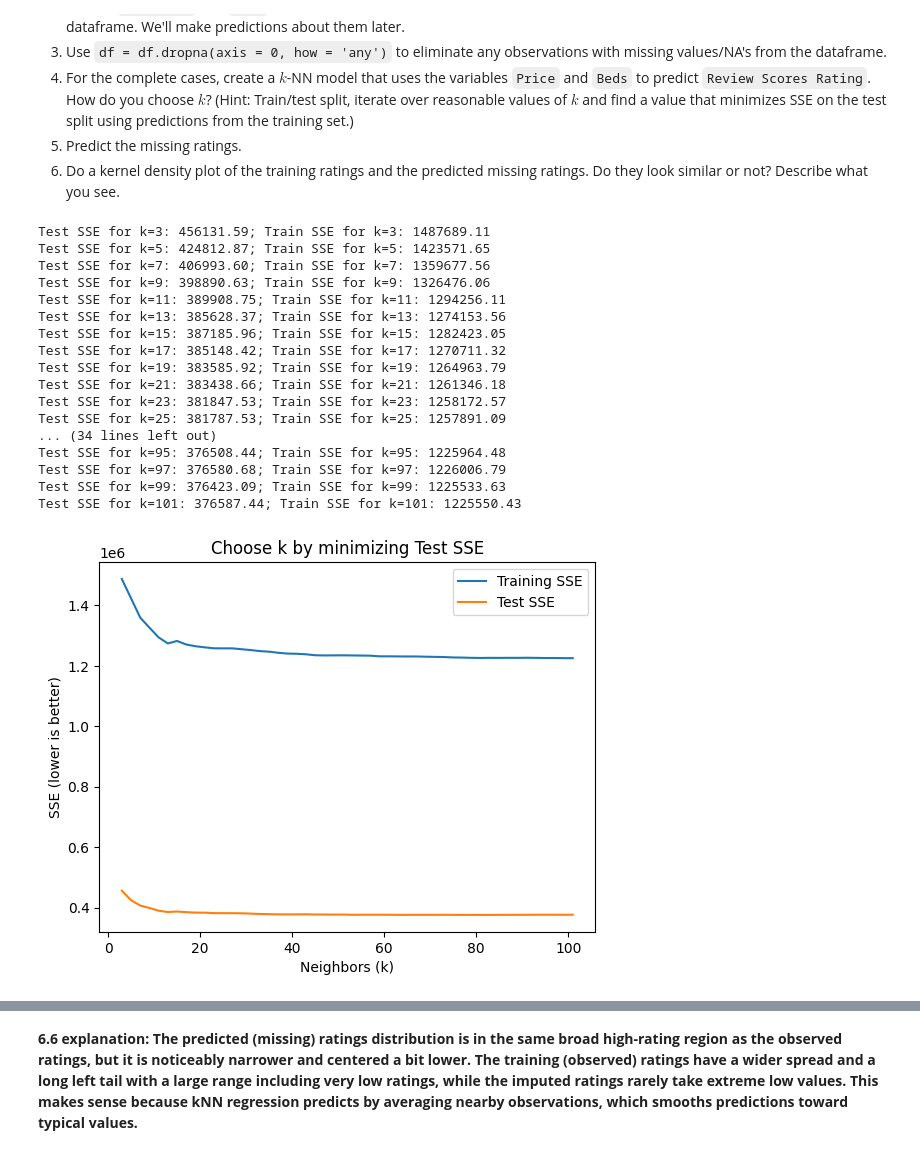
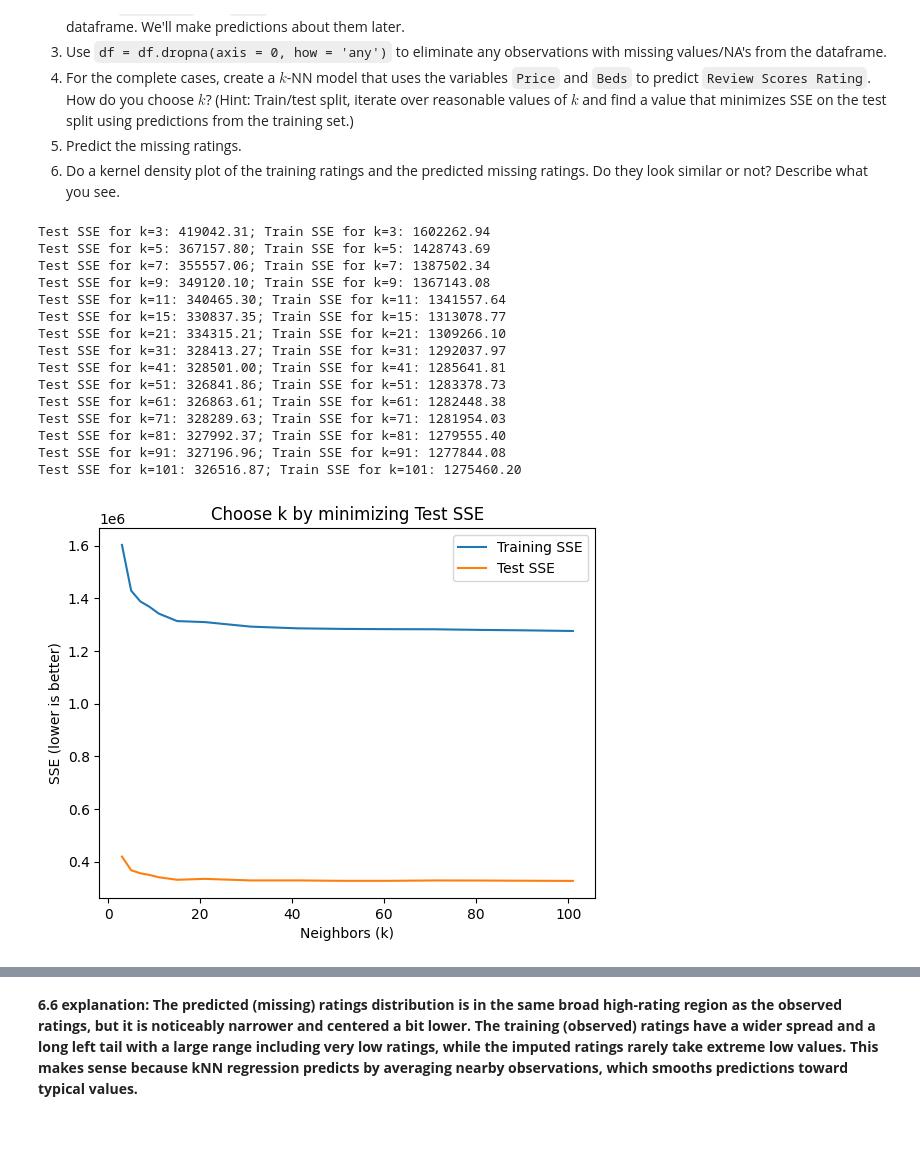
Before and after one commit to haileyechong/undergrad_ml_assignments, a Jupyter notebook: 02_assignment_knn.ipynb, the cells around one changed output, grey strips where cells are left out. Saved outputs shown, nothing was run; the diff lists cells and outputs as text; code cells hidden in the pictures.

```diff
--- a/02_assignment_knn.ipynb
+++ b/02_assignment_knn.ipynb
@@ -104,0 +279,41 @@ The data consist of a label, `class`, taking integer values 1 to 7, the name of
+# %%
+# 3.2 and 3.3
+
+X_train, X_test, y_train, y_test = train_test_split(
+    X, y, test_size=0.2, random_state=50
+)
+
+scaler = MinMaxScaler()
+X_train_s = scaler.fit_transform(X_train)
+X_test_s  = scaler.transform(X_test)
+# %%
+# 3.4
+k_list = [3, 10, 25, 50, 100, 300]
+mse_by_k = {}
+
+for k in k_list:
+    k_use = min(k, len(X_train_s))
+    model = KNeighborsRegressor(n_neighbors=k_use)
+    model.fit(X_train_s, y_train)
+
+    y_hat = model.predict(X_test_s)
+    mse = mean_squared_error(y_test, y_hat)
+    rmse = np.sqrt(mse)
+    mse_by_k[k_use] = mse
+
+    print(f"k={k_use:3d} | Test MSE = {mse:,.2f} | RMSE = {rmse:,.2f}")
+
+    # scatterplot actual vs predicted
+    plt.figure(figsize=(6, 5))
+    plt.scatter(y_test, y_hat, alpha=0.35)
+    mn = min(y_test.min(), y_hat.min())
+    mx = max(y_test.max(), y_hat.max())
+    plt.plot([mn, mx], [mn, mx])
+    plt.xlabel("Actual price (test)")
+    plt.ylabel("Predicted price")
+    plt.title(f"Actual vs Predicted (k={k_use})")
+    plt.tight_layout()
+    plt.show()
+
+best_k = min(mse_by_k, key=mse_by_k.get)
+print("\nBest k among [3,10,25,50,100,300] = ", best_k, "| Min Test MSE =", mse_by_k[best_k])
@@ -148,7 +381,7 @@ df_complete = df_complete.dropna(axis=0, how="any")
 X = df_complete[["Price", "Beds"]].to_numpy(dtype=float)
 y = df_complete["Review Scores Rating"].to_numpy(dtype=float)
 
-rng = np.random.default_rng(42)
+rng = np.random.default_rng(50)
 n = X.shape[0]
 idx = np.arange(n)
 rng.shuffle(idx)
@@ -172,55 +405,53 @@ def knn_predict(X_train, y_train, X_query, k):
         preds[i] = np.sum(w * nn_y) / np.sum(w)
     return preds
 
-k_grid = np.array([(2*k + 3) for k in range(0, 50)])  # 3,5,7,...,101
+k_grid = np.array([3,5,7,9,11,15,21,31,41,51,61,71,81,91,101])
 test_sse = []
 train_sse = []
 
 for k in k_grid:
     yhat_test = knn_predict(X_train, y_train, X_test, k)
     yhat_train = knn_predict(X_train, y_train, X_train, k)
 
     sse_test = np.sum((y_test - yhat_test)**2)
     sse_train = np.sum((y_train - yhat_train)**2)
 
     print(f"Test SSE for k={k}: {sse_test:.2f}; Train SSE for k={k}: {sse_train:.2f}")
 
     test_sse.append(sse_test)
     train_sse.append(sse_train)
 
 test_sse = np.array(test_sse)
 train_sse = np.array(train_sse)
 
 
 plt.figure()
 plt.plot(k_grid, train_sse, label="Training SSE")
 plt.plot(k_grid, test_sse, label="Test SSE")
 plt.xlabel("Neighbors (k)")
 plt.ylabel("SSE (lower is better)")
 plt.title("Choose k by minimizing Test SSE")
 plt.legend()
 plt.show()
 
 # Choosing K
 optimal_idx = np.argmin(test_sse)
 k_optimal = k_grid[optimal_idx]
 print("Optimal k =", k_optimal, "| Min Test SSE =", test_sse[optimal_idx])
 # %% [output]
-Test SSE for k=3: 456131.59; Train SSE for k=3: 1487689.11
-Test SSE for k=5: 424812.87; Train SSE for k=5: 1423571.65
-Test SSE for k=7: 406993.60; Train SSE for k=7: 1359677.56
-Test SSE for k=9: 398890.63; Train SSE for k=9: 1326476.06
-Test SSE for k=11: 389908.75; Train SSE for k=11: 1294256.11
-Test SSE for k=13: 385628.37; Train SSE for k=13: 1274153.56
-Test SSE for k=15: 387185.96; Train SSE for k=15: 1282423.05
-Test SSE for k=17: 385148.42; Train SSE for k=17: 1270711.32
-Test SSE for k=19: 383585.92; Train SSE for k=19: 1264963.79
-Test SSE for k=21: 383438.66; Train SSE for k=21: 1261346.18
-Test SSE for k=23: 381847.53; Train SSE for k=23: 1258172.57
-Test SSE for k=25: 381787.53; Train SSE for k=25: 1257891.09
-... (34 lines left out)
-Test SSE for k=95: 376508.44; Train SSE for k=95: 1225964.48
-Test SSE for k=97: 376580.68; Train SSE for k=97: 1226006.79
-Test SSE for k=99: 376423.09; Train SSE for k=99: 1225533.63
-Test SSE for k=101: 376587.44; Train SSE for k=101: 1225550.43
+Test SSE for k=3: 419042.31; Train SSE for k=3: 1602262.94
+Test SSE for k=5: 367157.80; Train SSE for k=5: 1428743.69
+Test SSE for k=7: 355557.06; Train SSE for k=7: 1387502.34
+Test SSE for k=9: 349120.10; Train SSE for k=9: 1367143.08
+Test SSE for k=11: 340465.30; Train SSE for k=11: 1341557.64
+Test SSE for k=15: 330837.35; Train SSE for k=15: 1313078.77
+Test SSE for k=21: 334315.21; Train SSE for k=21: 1309266.10
+Test SSE for k=31: 328413.27; Train SSE for k=31: 1292037.97
+Test SSE for k=41: 328501.00; Train SSE for k=41: 1285641.81
+Test SSE for k=51: 326841.86; Train SSE for k=51: 1283378.73
+Test SSE for k=61: 326863.61; Train SSE for k=61: 1282448.38
+Test SSE for k=71: 328289.63; Train SSE for k=71: 1281954.03
+Test SSE for k=81: 327992.37; Train SSE for k=81: 1279555.40
+Test SSE for k=91: 327196.96; Train SSE for k=91: 1277844.08
+Test SSE for k=101: 326516.87; Train SSE for k=101: 1275460.20
-[figure, old version]
+[figure, new version]
```
Also changed, not shown: parts of 19 cells of this notebook.
